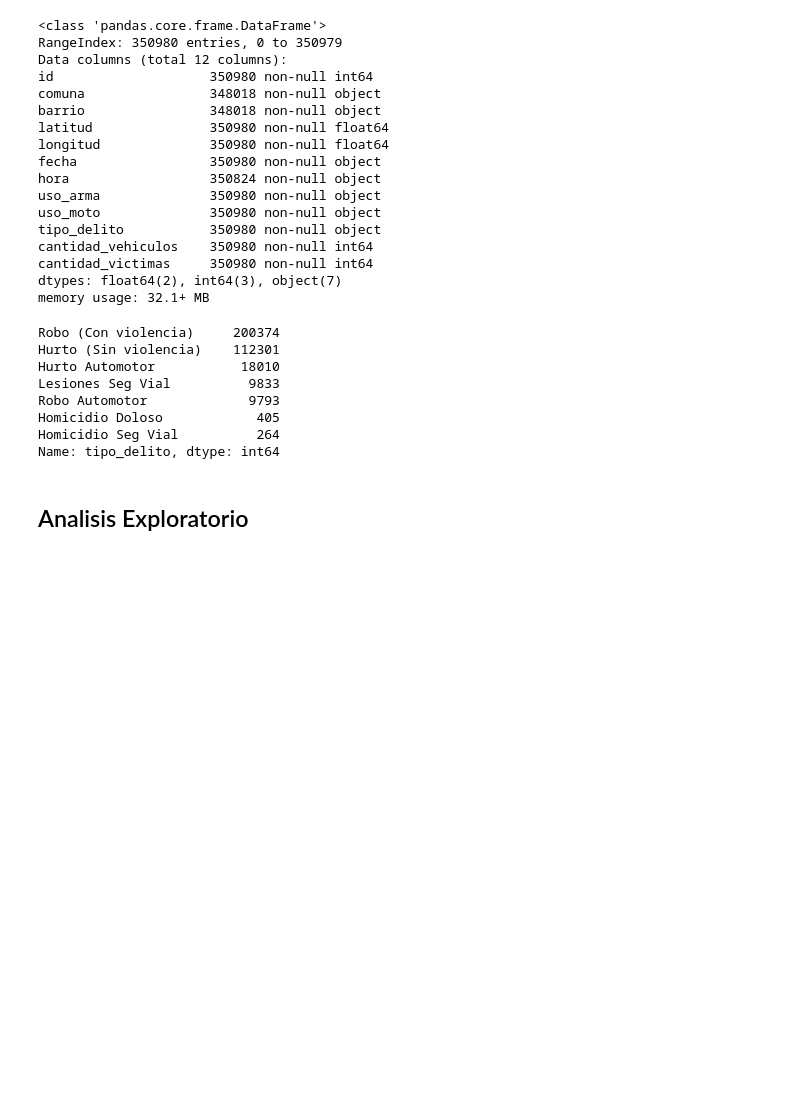
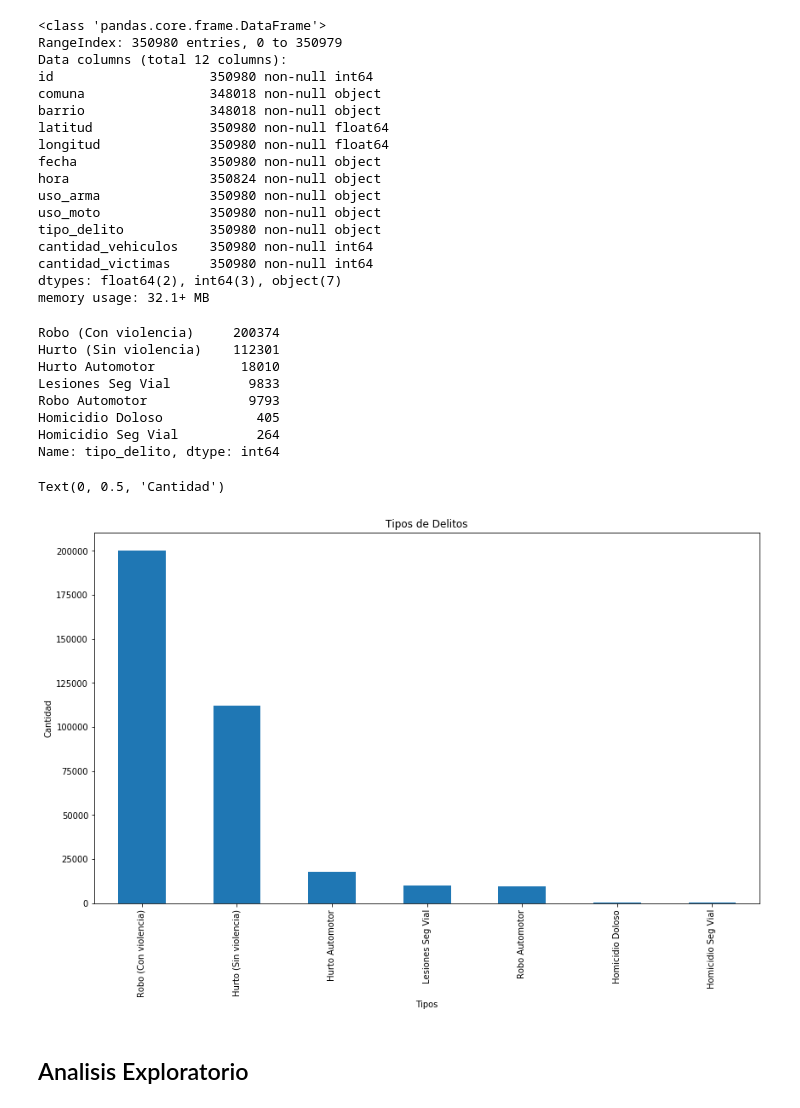
Before and after one commit to santiagoyegros/CABACrimeDataAnalysis, a Jupyter notebook: 1 - Análisis Exploratorio - CABA.ipynb, the cells around one changed output. Drawn from its saved outputs; the diff is of its cells as text; code cells hidden in the pictures; blank space fills up the shorter version.

Commit message:
add bar chart by type of crime

```diff
--- a/1 - Análisis Exploratorio - CABA.ipynb
+++ b/1 - Análisis Exploratorio - CABA.ipynb
@@ -87,6 +87,15 @@ Robo Automotor             9793
 Homicidio Doloso            405
 Homicidio Seg Vial          264
 Name: tipo_delito, dtype: int64
+# %%
+ax = df['tipo_delito'].value_counts().plot(kind='bar',
+                                    figsize=(14,8),
+                                    title="Tipos de Delitos")
+ax.set_xlabel("Tipos")
+ax.set_ylabel("Cantidad")
+# %% [output]
+Text(0, 0.5, 'Cantidad')
+[figure, added]
 # %% [markdown]
 ## Analisis Exploratorio
 # %%
```
